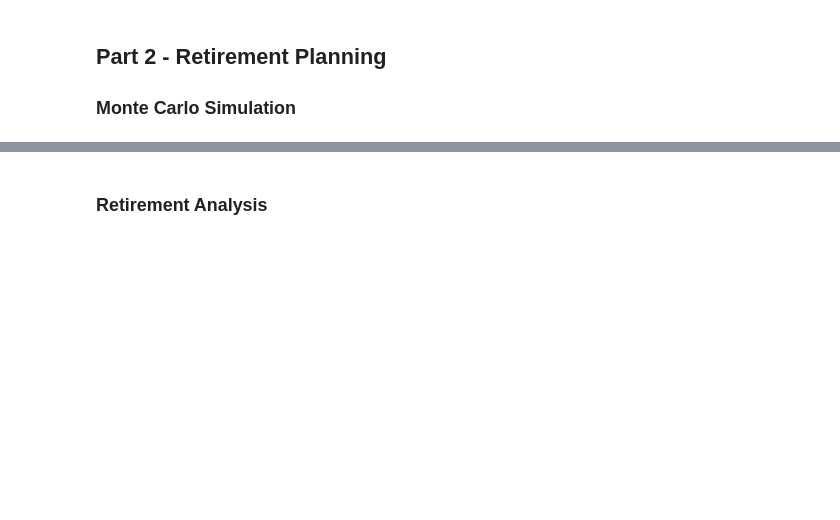
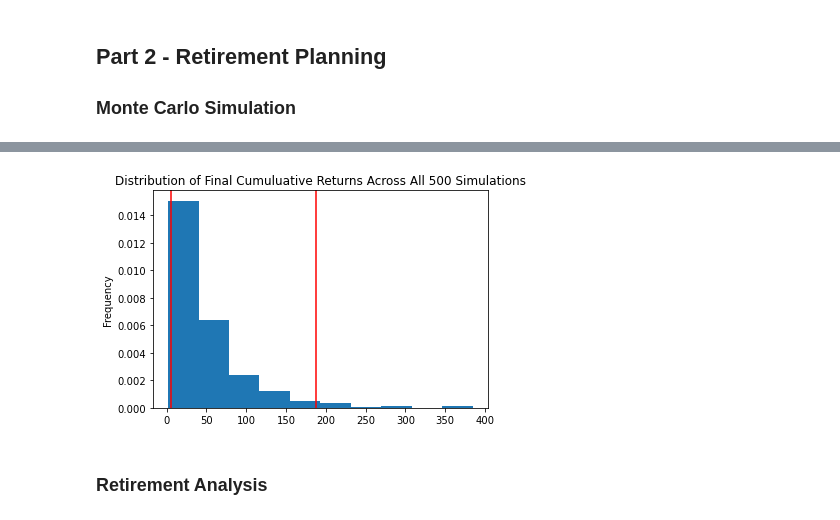
Before and after one commit to somyapanda/fintech-apis, a Jupyter notebook: financial-planner.ipynb, the cells around one changed output, grey strips where cells are left out. Drawn from its saved outputs; the diff is of its cells as text; code cells hidden in the pictures; blank space fills up the shorter version.

```diff
--- a/financial-planner.ipynb
+++ b/financial-planner.ipynb
@@ -207,6 +284,8 @@ df_stock_data.head()
 # %%
 # Plot probability distribution and confidence intervals
-# YOUR CODE HERE!
+dist_plot_thirty = MC_thirtyyears.plot_distribution()
+# %% [output]
+[figure, added]
 # %% [markdown]
 ### Retirement Analysis
 # %%
```
Also changed, not shown: parts of 30 cells of this notebook.
